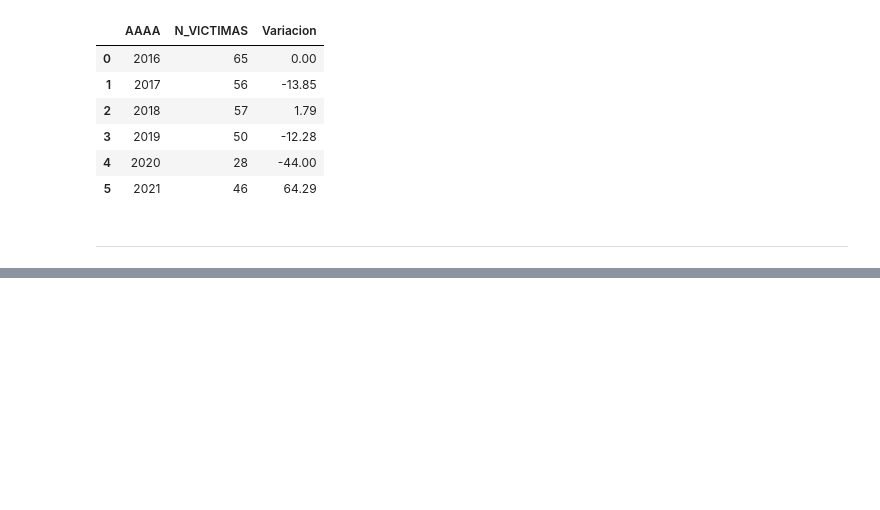
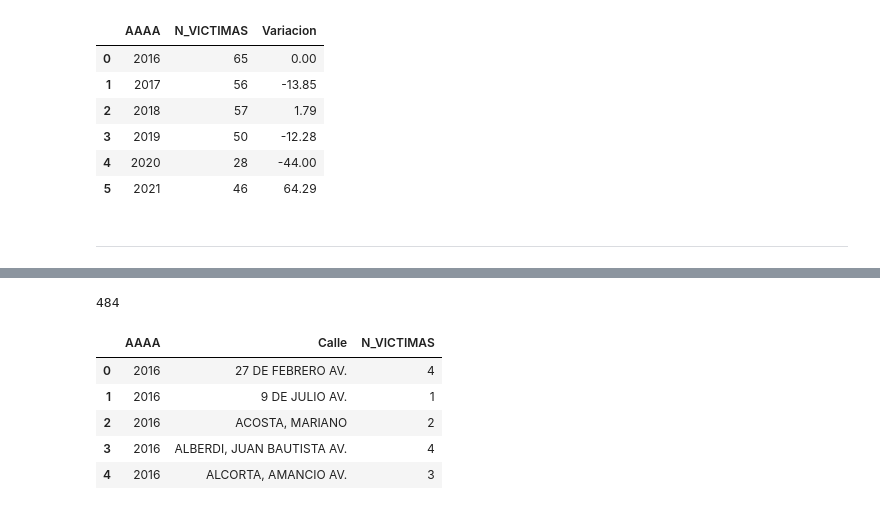
Before and after one commit to rfpcast/DA_BA_Project2, a Jupyter notebook: ETL_Parte_2.ipynb, the cells around one changed output, grey strips where cells are left out. Drawn from its saved outputs; the diff is of its cells as text; code cells hidden in the pictures; blank space fills up the shorter version.

```diff
--- a/ETL_Parte_2.ipynb
+++ b/ETL_Parte_2.ipynb
@@ -452,0 +552,15 @@ with pd.ExcelWriter('Archivos\data_homicidios.xlsx') as writer:
+# %%
+df_1_ETL2_7_v1 = df_1_ETL2.copy()
+# %%
+df_1_ETL2_7_v1 = df_1_ETL2_7_v1.groupby(['AAAA', 'Calle'])['N_VICTIMAS'].sum().reset_index()
+# %%
+print(len(df_1_ETL2_7_v1))
+df_1_ETL2_7_v1.head(5)
+# %% [output]
+484
+|  | AAAA | Calle | N_VICTIMAS |
+| 0 | 2016 | 27 DE FEBRERO AV. | 4 |
+| 1 | 2016 | 9 DE JULIO AV. | 1 |
+| 2 | 2016 | ACOSTA, MARIANO | 2 |
+| 3 | 2016 | ALBERDI, JUAN BAUTISTA AV. | 4 |
+| 4 | 2016 | ALCORTA, AMANCIO AV. | 3 |
```
Also changed, not shown: parts of 30 cells of this notebook.
